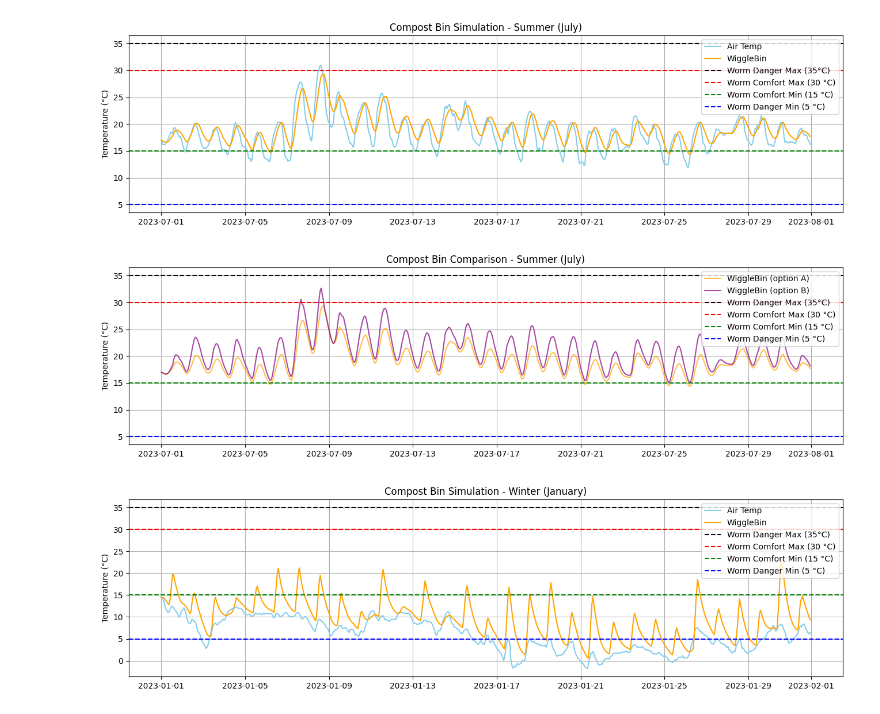
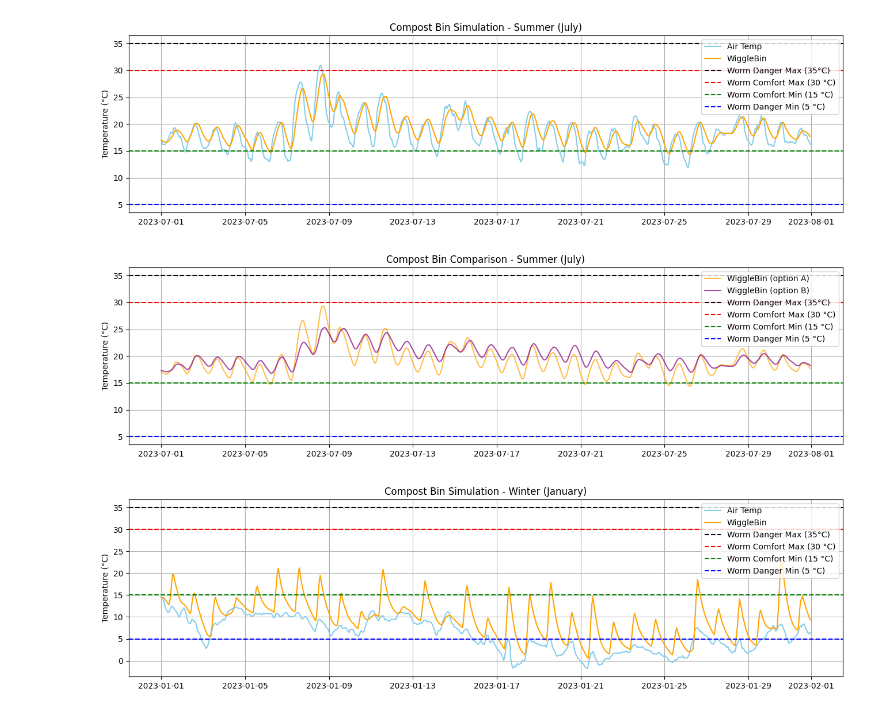
Before and after one commit to wiggle-bin/wiggle-research, a Jupyter notebook: wiggle-weather-assessment-ERA5.ipynb, the cells around one changed output. Cells and saved outputs as stored; diff of their text form; code cells hidden in the pictures.

```diff
--- a/wiggle-weather-assessment-ERA5.ipynb
+++ b/wiggle-weather-assessment-ERA5.ipynb
@@ -103,7 +117,7 @@ df_summer['bin'] = simulate(
     df_summer,
     color='white',
     insulation=True,
-    in_shade=True
+    in_shade=True,
 )
 
 df_summer['ambient'] = df_summer['temp']
@@ -127,31 +141,32 @@ plt.show()
 # %%
 df_summer['bin_option_a'] = simulate(
     df_summer,
     color='white',
     insulation=True,
     in_shade=True
 )
 df_summer['bin_option_b'] = simulate(
     df_summer,
     color='black',
     insulation=True,
-    in_shade=True
+    in_shade=True,
+    use_soil_as_ambient=True
 )
 
 plt.figure(figsize=(16, 4))
 plt.plot(df_summer.index, df_summer['bin_option_a'], label='WiggleBin (option A)', color='orange', alpha=0.7)
 plt.plot(df_summer.index, df_summer['bin_option_b'], label='WiggleBin (option B)', color='purple', alpha=0.7)
 plt.title("Compost Bin Comparison - Summer (July)")
 plt.ylabel("Temperature (°C)")
 plt.axhline(35, linestyle='--', color='black', label='Worm Danger Max (35°C)')
 plt.axhline(30, linestyle='--', color='red', label='Worm Comfort Max (30 °C)')
 plt.axhline(15, linestyle='--', color='green', label='Worm Comfort Min (15 °C)')
 plt.axhline(5, linestyle='--', color='blue', label='Worm Danger Min (5 °C)')
 plt.legend(loc='upper right')
 plt.grid()
 plt.show()
 # %% [output]
-[figure, old version]
+[figure, new version]
 # %%
 df_winter = df[df['month'] == 1].copy()
 
```
Also changed, not shown: parts of 2 cells of this notebook.
